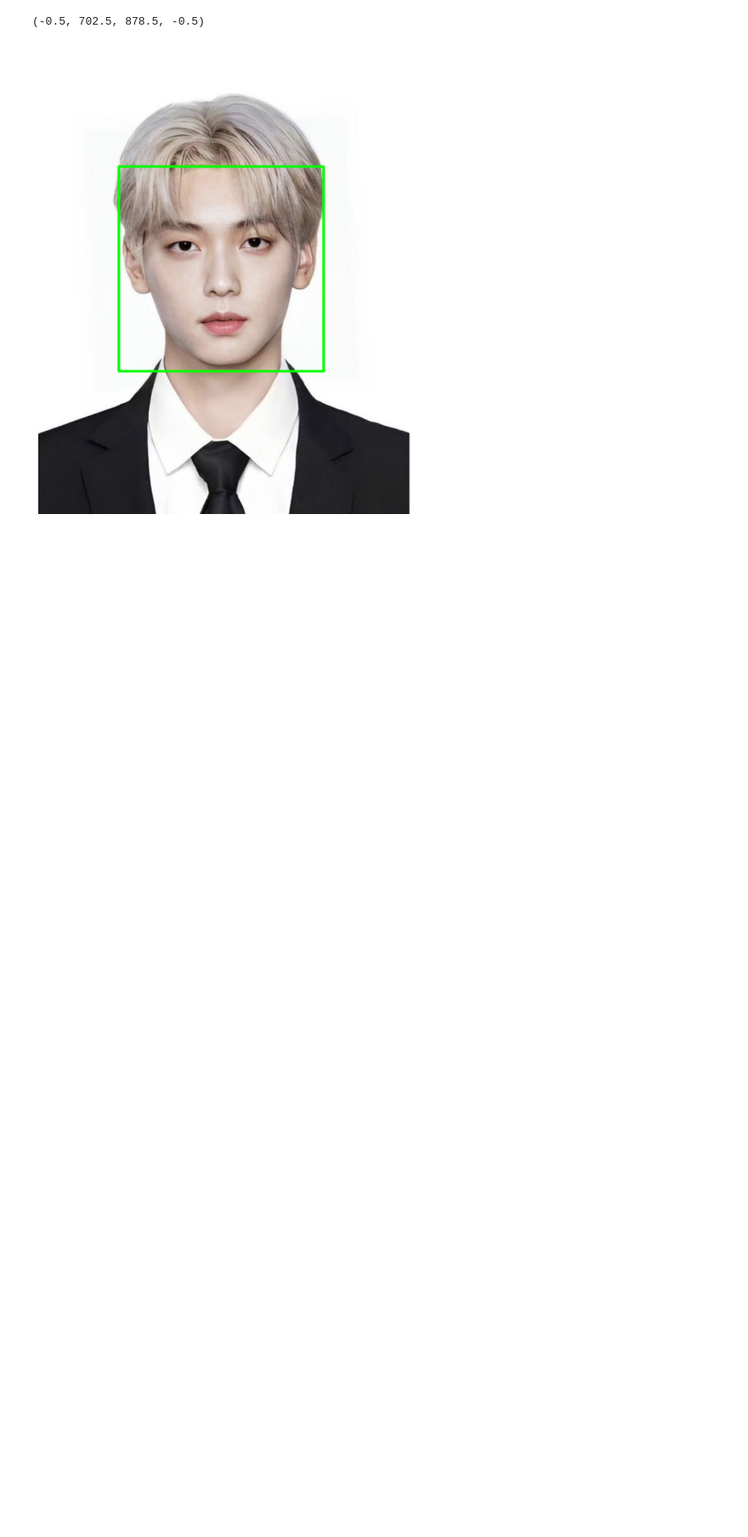
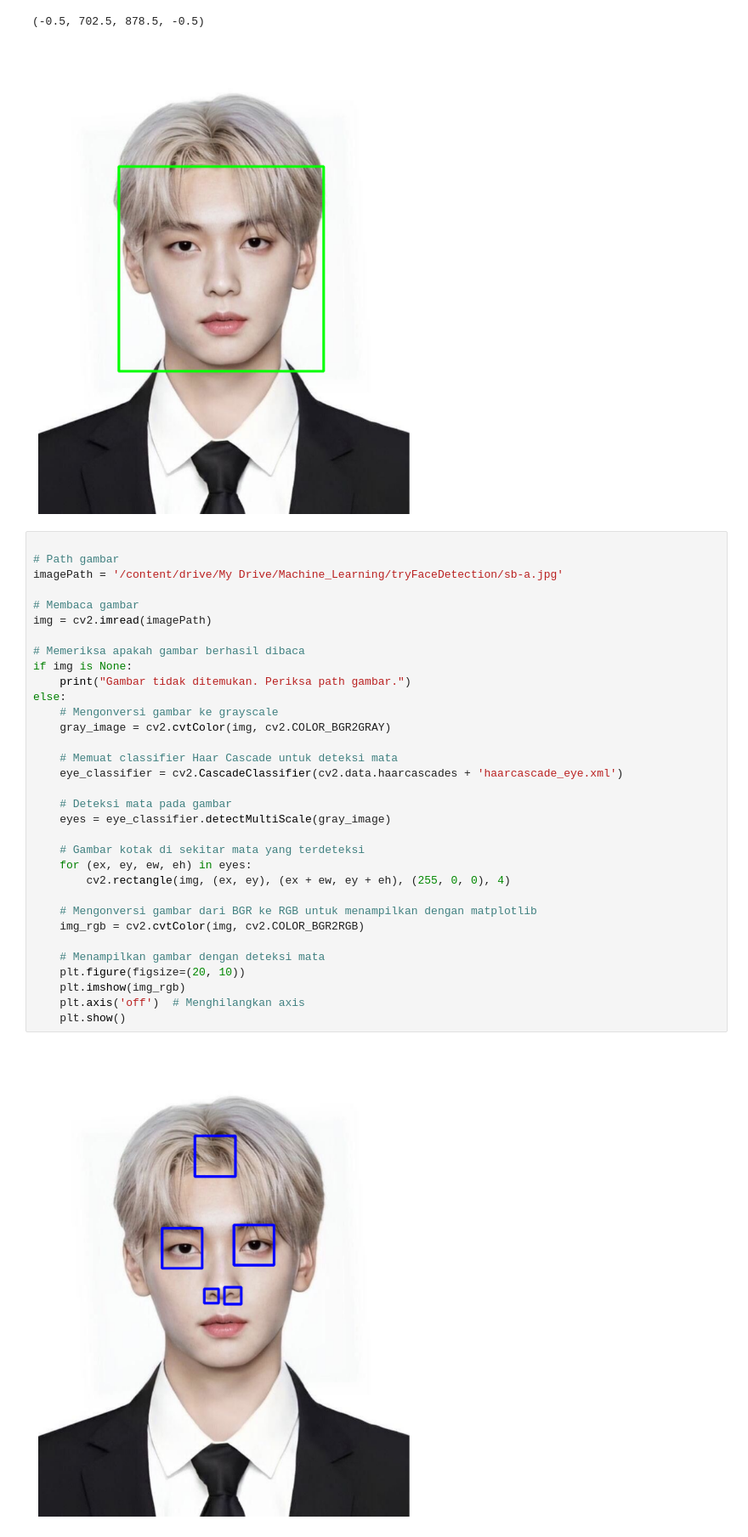
Before and after one commit to astinurin/Machine-Learning_2024, a Jupyter notebook: Face_Detection.ipynb, the cells around one changed output. Shown: that part at 85% size. Cells and saved outputs as stored; diff of their text form; blank space fills up the shorter version.

```diff
--- a/Face_Detection.ipynb
+++ b/Face_Detection.ipynb
@@ -49,3 +49,38 @@ plt.axis('off')
 # %% [output]
 (-0.5, 702.5, 878.5, -0.5)
 [figure]
+# %%
+
+# Path gambar
+imagePath = '/content/drive/My Drive/Machine_Learning/tryFaceDetection/sb-a.jpg'
+
+# Membaca gambar
+img = cv2.imread(imagePath)
+
+# Memeriksa apakah gambar berhasil dibaca
+if img is None:
+    print("Gambar tidak ditemukan. Periksa path gambar.")
+else:
+    # Mengonversi gambar ke grayscale
+    gray_image = cv2.cvtColor(img, cv2.COLOR_BGR2GRAY)
+
+    # Memuat classifier Haar Cascade untuk deteksi mata
+    eye_classifier = cv2.CascadeClassifier(cv2.data.haarcascades + 'haarcascade_eye.xml')
+
+    # Deteksi mata pada gambar
+    eyes = eye_classifier.detectMultiScale(gray_image)
+
+    # Gambar kotak di sekitar mata yang terdeteksi
+    for (ex, ey, ew, eh) in eyes:
+        cv2.rectangle(img, (ex, ey), (ex + ew, ey + eh), (255, 0, 0), 4)
+
+    # Mengonversi gambar dari BGR ke RGB untuk menampilkan dengan matplotlib
+    img_rgb = cv2.cvtColor(img, cv2.COLOR_BGR2RGB)
+
+    # Menampilkan gambar dengan deteksi mata
+    plt.figure(figsize=(20, 10))
+    plt.imshow(img_rgb)
+    plt.axis('off')  # Menghilangkan axis
+    plt.show()
+# %% [output]
+[figure, added]
```
